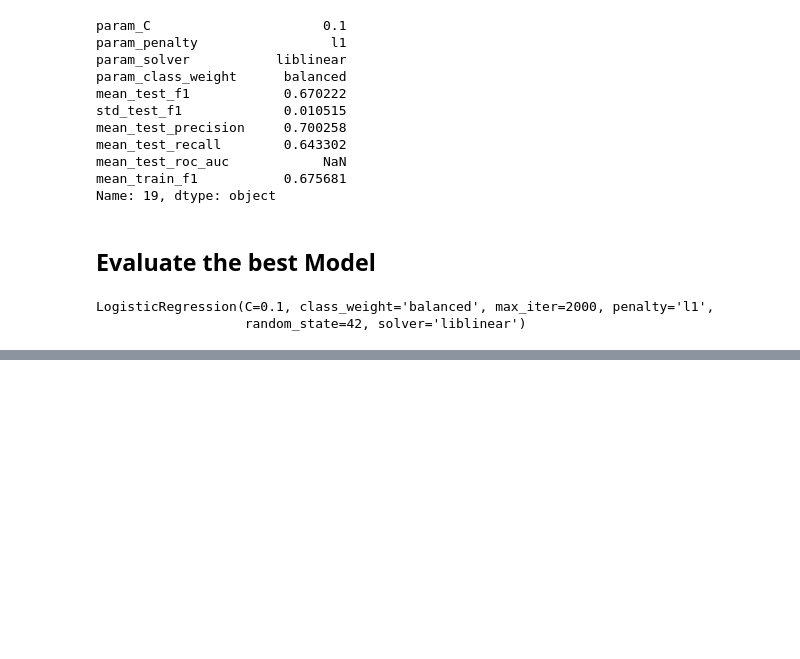
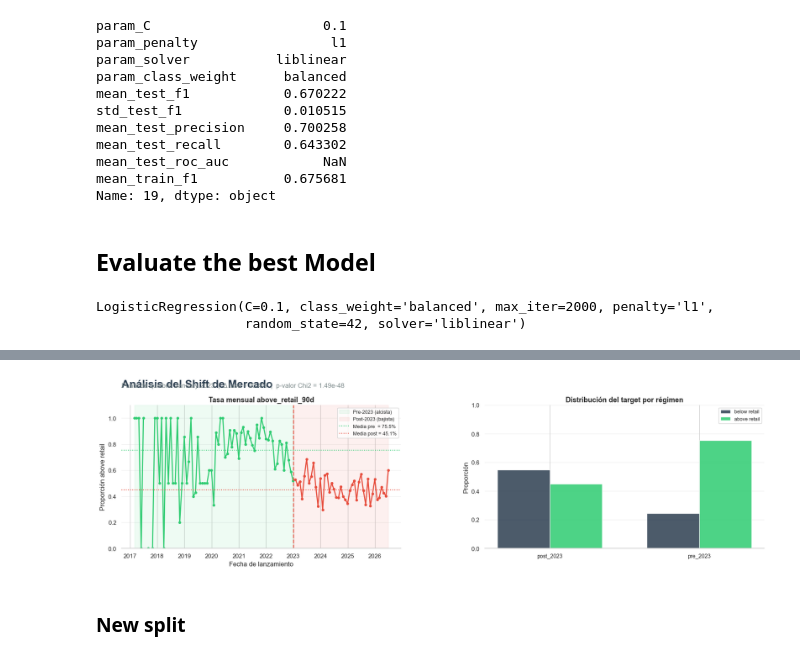
Before and after one commit to juanpablocarrillohortua/StockX_Project, a Jupyter notebook: notebooks/model_training.ipynb, the cells around one changed output, grey strips where cells are left out. Saved outputs shown, nothing was run; the diff lists cells and outputs as text; code cells hidden in the pictures; blank space fills up the shorter version.

```diff
--- a/notebooks/model_training.ipynb
+++ b/notebooks/model_training.ipynb
@@ -2175,0 +2260,3 @@ Confusion matrix:
+# %%
+df_modelo.drop(columns=['año_mes', 'año_trimestre'], inplace=True)
+df_modelo.info()
@@ -2175,0 +2281,2 @@ Confusion matrix:
+# %%
+BREAKPOINT = pd.Timestamp('2023-01-01')
@@ -2175,0 +2309,2 @@ Confusion matrix:
+# %%
+df_regimes = df_regimes[df_regimes['release_date'] > OLDEST]
@@ -2175,0 +2328,6 @@ Confusion matrix:
+# %%
+df_monthly = (df_regimes
+              .set_index('release_date')['is_above_retail_90d']
+              .resample('ME').mean()
+              .reset_index())
+df_monthly.columns = ['fecha', 'tasa']
@@ -2175,0 +2350,65 @@ Confusion matrix:
+# %%
+fig, axes = plt.subplots(1, 2, figsize=(18, 5))
+fig.text(0.06, 0.98, "Análisis del Shift de Mercado", fontsize=20,
+          fontweight='bold', color='#2c3e50', va='top')
+fig.text(0.06, 0.94, f"Punto de quiebre: {BREAKPOINT.strftime('%B %Y')}  |  "
+          f"Δ tasa = {abs(rate_pre - rate_post):.1%}  |  p-valor Chi2 = {p_valor:.2e}",
+          fontsize=12, color='#7f8c8d')
+
+# Panel 1 — tasa mensual con sombreado de regímenes
+ax = axes[0]
+pre  = df_monthly[df_monthly['fecha'] < BREAKPOINT]
+post = df_monthly[df_monthly['fecha'] >= BREAKPOINT]
+
+ax.axvspan(df_monthly['fecha'].min(), BREAKPOINT,
+            alpha=0.08, color='#2ecc71', label='Pre-2023 (alcista)')
+ax.axvspan(BREAKPOINT, df_monthly['fecha'].max(),
+            alpha=0.08, color='#e74c3c', label='Post-2023 (bajista)')
+ax.plot(pre['fecha'],  pre['tasa'],  color='#2ecc71', linewidth=2, marker='o', markersize=4)
+ax.plot(post['fecha'], post['tasa'], color='#e74c3c', linewidth=2, marker='o', markersize=4)
+ax.axvline(BREAKPOINT, color='#e74c3c', linestyle='--', linewidth=1.8, alpha=0.9)
+ax.axhline(rate_pre,  color='#2ecc71', linestyle=':', linewidth=1.5,
+            label=f'Media pre  = {rate_pre:.1%}')
+ax.axhline(rate_post, color='#e74c3c', linestyle=':', linewidth=1.5,
+            label=f'Media post = {rate_post:.1%}')
+ax.set_title("Tasa mensual above_retail_90d", fontsize=13, fontweight='bold')
+ax.set_xlabel("Fecha de lanzamiento")
+ax.set_ylabel("Proporción above retail")
+ax.set_ylim(0, 1.1)
+ax.legend(fontsize=9)
+ax.grid(axis='y', alpha=0.3)
+sns.despine(left=True, ax=ax)
+
+# Panel 2 — distribución de clases por régimen (barras agrupadas)
+ax = axes[1]
+df_plot = (df_regimes.groupby(['regime', 'is_above_retail_90d'])
+           .size().reset_index(name='n'))
+df_plot['pct'] = df_plot.groupby('regime')['n'].transform(lambda x: x / x.sum())
+
+regimes  = df_plot['regime'].unique()
+x        = np.arange(len(regimes))
+width    = 0.35
+colores  = ['#2c3e50', '#2ecc71']
+
+for i, target_val in enumerate([0, 1]):
+    sub = df_plot[df_plot['is_above_retail_90d'] == target_val]
+    ax.bar(x + (i - 0.5) * width, sub['pct'].values,
+            width=width, color=colores[i], alpha=0.85,
+            label='below retail' if target_val == 0 else 'above retail',
+            edgecolor='white')
+
+ax.set_xticks(x)
+ax.set_xticklabels([r.split(' ')[0] for r in regimes], fontsize=10)
+ax.set_title("Distribución del target por régimen", fontsize=13, fontweight='bold')
+ax.set_ylabel("Proporción")
+ax.set_ylim(0, 1.0)
+ax.legend(fontsize=9)
+ax.grid(axis='y', alpha=0.3)
+sns.despine(left=True, ax=ax)
+
+plt.subplots_adjust(top=0.85, left=0.06, right=0.97, bottom=0.12, wspace=0.3)
+plt.show()
+# %% [output]
+[figure, added]
+# %% [markdown]
+### New split
```
Also changed, not shown: parts of 59 cells of this notebook, 1 other file.
